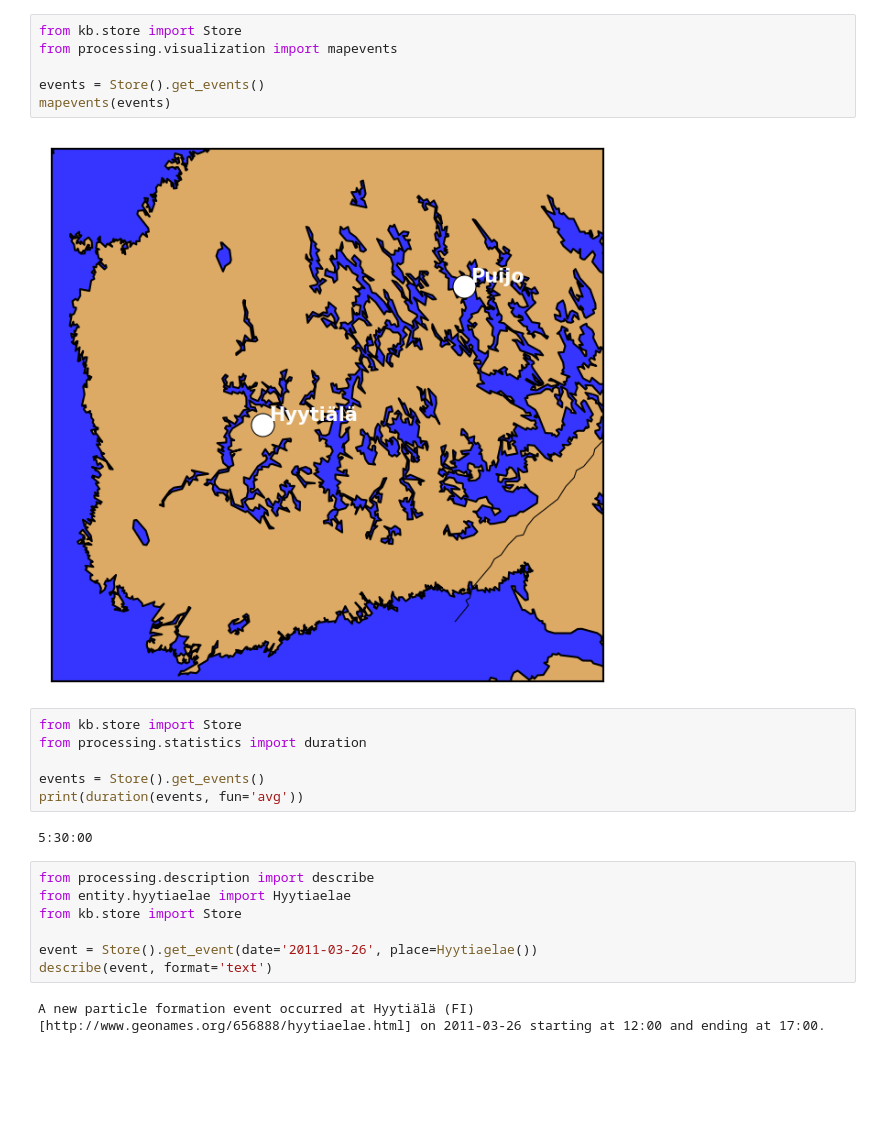
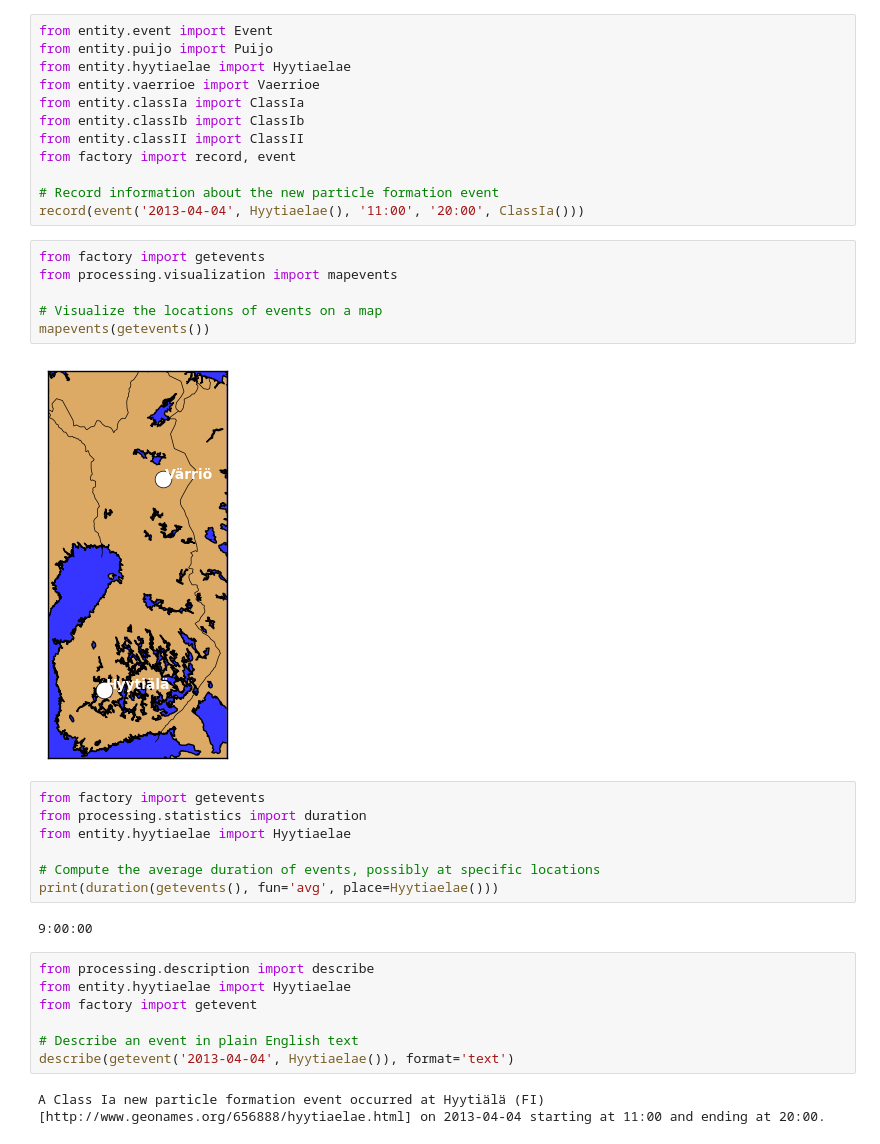
Before and after one commit to markusstocker/pynpf, a Jupyter notebook: example.ipynb, the cells around one changed output. Cells and saved outputs as stored; diff of their text form; blank space fills up the shorter version.

Commit message:
adding support for event class

```diff
--- a/example.ipynb
+++ b/example.ipynb
@@ -18,28 +11,41 @@ Store().add_event(e)
+# %%
+from entity.event import Event
+from entity.puijo import Puijo
+from entity.hyytiaelae import Hyytiaelae
+from entity.vaerrioe import Vaerrioe
+from entity.classIa import ClassIa
+from entity.classIb import ClassIb
+from entity.classII import ClassII
+from factory import record, event
+
+# Record information about the new particle formation event
+record(event('2013-04-04', Hyytiaelae(), '11:00', '20:00', ClassIa()))
 # %%
-from kb.store import Store
+from factory import getevents
 from processing.visualization import mapevents
 
-events = Store().get_events()
-mapevents(events)
+# Visualize the locations of events on a map
+mapevents(getevents())
 # %% [output]
-[figure, old version]
+[figure, new version]
 # %%
-from kb.store import Store
+from factory import getevents
 from processing.statistics import duration
+from entity.hyytiaelae import Hyytiaelae
 
-events = Store().get_events()
-print(duration(events, fun='avg'))
+# Compute the average duration of events, possibly at specific locations
+print(duration(getevents(), fun='avg', place=Hyytiaelae()))
 # %% [output]
-5:30:00
+9:00:00
 # %%
 from processing.description import describe
 from entity.hyytiaelae import Hyytiaelae
-from kb.store import Store
+from factory import getevent
 
-event = Store().get_event(date='2011-03-26', place=Hyytiaelae())
-describe(event, format='text')
+# Describe an event in plain English text
+describe(getevent('2013-04-04', Hyytiaelae()), format='text')
 # %% [output]
-A new particle formation event occurred at Hyytiälä (FI) [http://www.geonames.org/656888/hyytiaelae.html] on 2011-03-26 starting at 12:00 and ending at 17:00.
+A Class Ia new particle formation event occurred at Hyytiälä (FI) [http://www.geonames.org/656888/hyytiaelae.html] on 2013-04-04 starting at 11:00 and ending at 20:00.
 # %%
 from processing.description import describe
 from entity.hyytiaelae import Hyytiaelae
```
Also changed, not shown: parts of 4 cells of this notebook, 15 other files.
